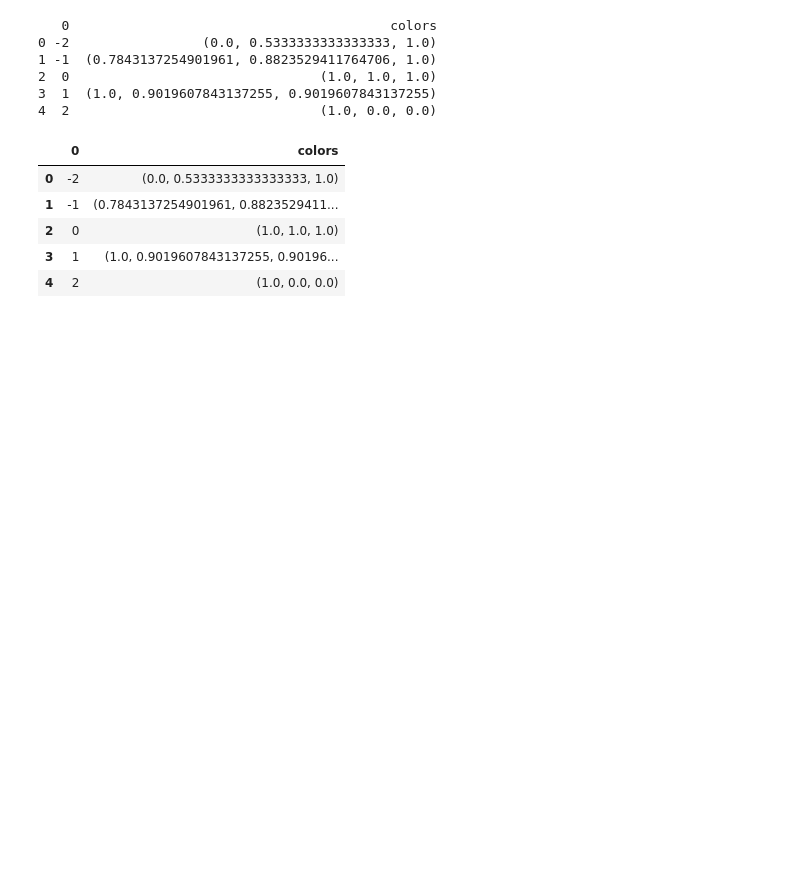
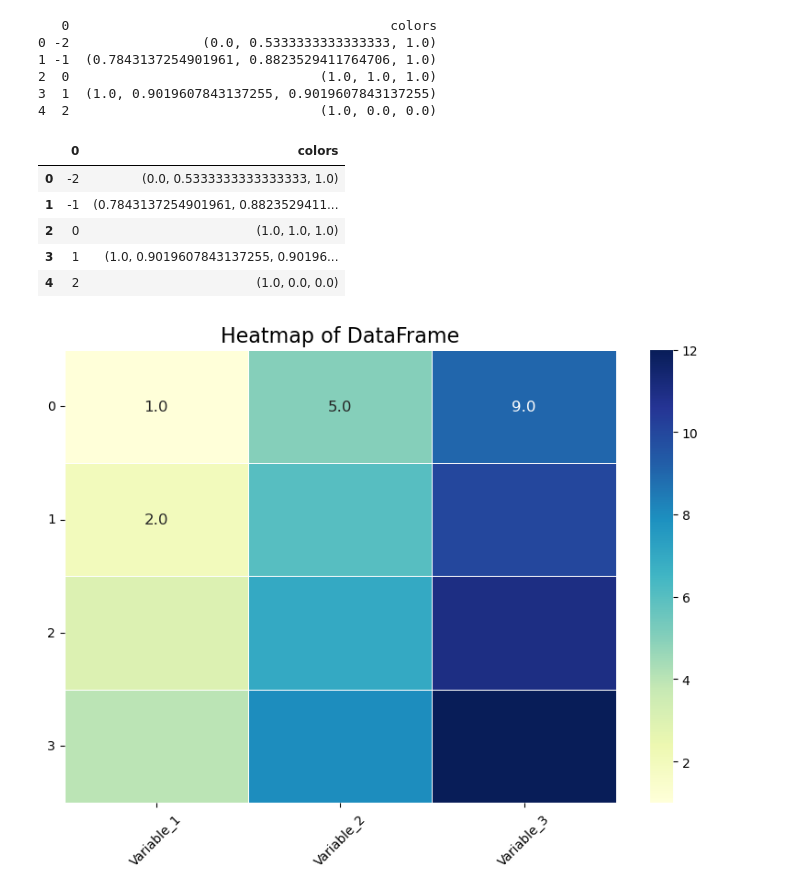
Before and after one commit to ItsaPlant/Archi-predictions, a Jupyter notebook: sketches.ipynb, the cells around one changed output. Drawn from its saved outputs; the diff is of its cells as text; code cells hidden in the pictures; blank space fills up the shorter version.

```diff
--- a/sketches.ipynb
+++ b/sketches.ipynb
@@ -346,3 +346,37 @@ df
 | 2 | 0 | (1.0, 1.0, 1.0) |
 | 3 | 1 | (1.0, 0.9019607843137255, 0.90196... |
 | 4 | 2 | (1.0, 0.0, 0.0) |
+# %%
+import seaborn as sns
+import pandas as pd
+import matplotlib.pyplot as plt
+
+# Sample DataFrame
+data = {
+    'Variable_1': [1, 2, 3, 4],
+    'Variable_2': [5, 6, 7, 8],
+    'Variable_3': [9, 10, 11, 12]
+}
+
+df = pd.DataFrame(data)
+
+# Set up the figure
+plt.figure(figsize=(8, 6))  # Adjust figure size if needed
+
+# Create the heatmap with vmin and vmax to control the color scaling
+sns.heatmap(df, annot=True, cmap="YlGnBu", linewidths=0.5, annot_kws={"size": 12}, fmt='.1f', vmin=df.min().min(), vmax=df.max().max())
+
+# Rotate y-axis labels if they overlap (optional)
+plt.yticks(rotation=0)  # You can set this to rotate labels if needed
+plt.xticks(rotation=45)  # Rotate x-axis labels if needed
+
+# Apply tight layout to prevent annotation stacking and ensure the elements fit well
+plt.tight_layout()
+
+# Add a title
+plt.title("Heatmap of DataFrame", fontsize=16)
+
+# Show the heatmap
+plt.show()
+# %% [output]
+[figure, added]
```
Also changed, not shown: 1 other file.
